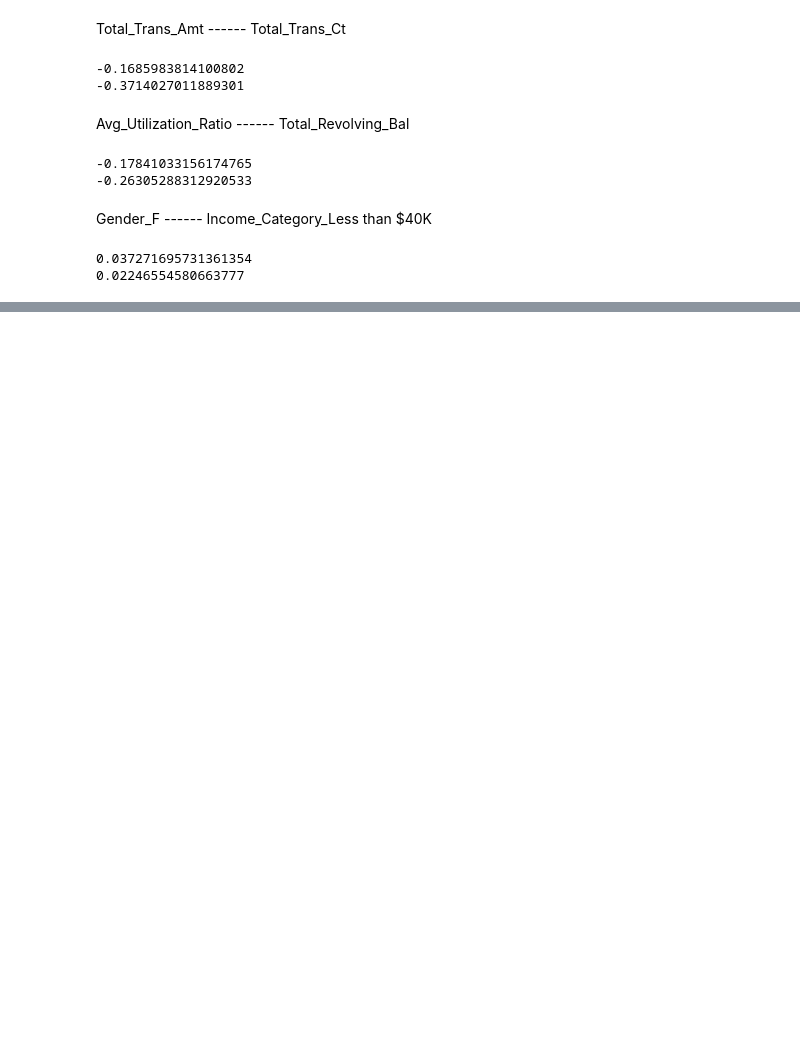
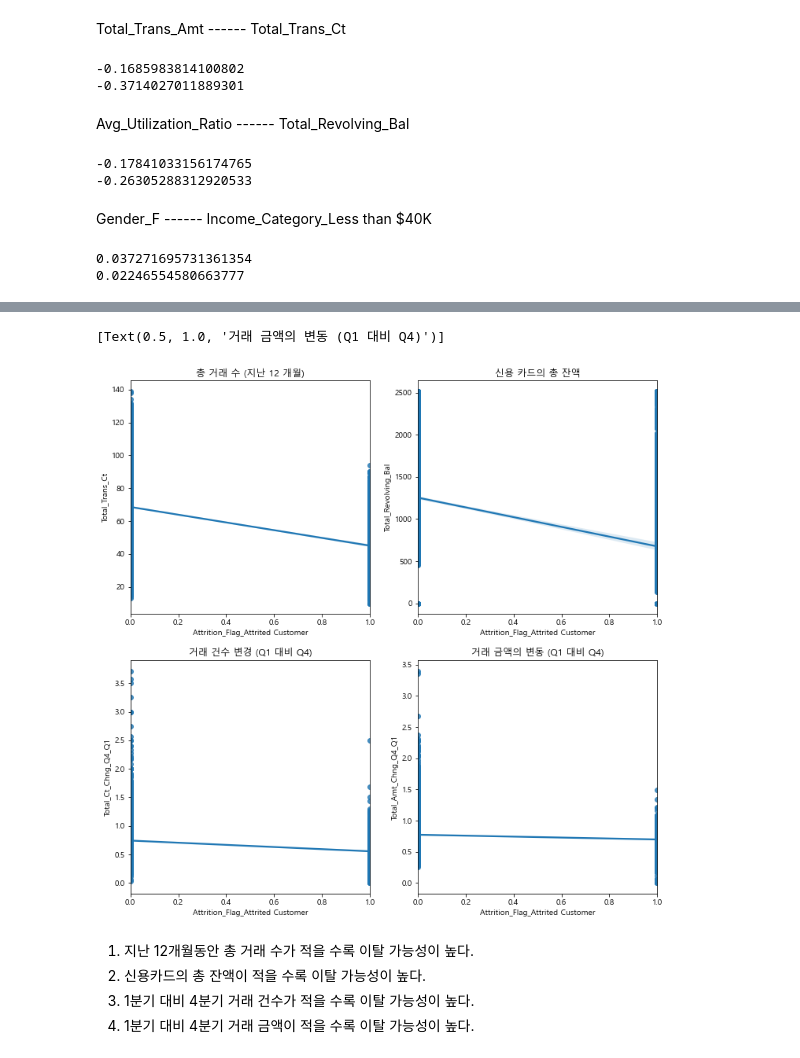
Before and after one commit to Jeong-Bin/DA-PROJECT, a Jupyter notebook: PROJECT_6 신용카드 고객 분석 및 이탈고객 예측.ipynb, the cells around one changed output, grey strips where cells are left out. Saved outputs shown, nothing was run; the diff lists cells and outputs as text; code cells hidden in the pictures; blank space fills up the shorter version.

```diff
--- a/PROJECT_6 신용카드 고객 분석 및 이탈고객 예측.ipynb
+++ b/PROJECT_6 신용카드 고객 분석 및 이탈고객 예측.ipynb
@@ -305,9 +305,6 @@ Index(['CLIENTNUM', 'Customer_Age', 'Dependent_count', 'Months_on_book',
        'Card_Category_Blue', 'Card_Category_Gold', 'Card_Category_Platinum',
        'Card_Category_Silver'],
       dtype='object')
-# %%
-# CLIENTNUM 컬럼은 사용하지 않으니 제거한다.
-train = train.drop(labels = ['CLIENTNUM'], axis = 1)
 # %%
 # target 변수인 Attrition_Flag_Attrited Customer와
 # 직접적인 target변수는 아니지만 관련이 있는 Attrition_Flag_Existing Customer를 제거하고
@@ -474,0 +482,5 @@ input_var =['Customer_Age', 'Dependent_count', 'Total_Relationship_Count',
+# %%
+# 기존 train 데이터를 랜덤포레스트에서만 사용할 rf_train, rf_test로 분리
+# 고유 컬럼인 CLIENTNUM를 이용해 약 8:2 비율로.(총 데이터는 10127개)
+rf_train = train.sample(8000, replace = False, random_state = 2021)
+rf_test = train.loc[ ~train['CLIENTNUM'].isin(rf_train['CLIENTNUM'])]
@@ -474,0 +554,22 @@ input_var =['Customer_Age', 'Dependent_count', 'Total_Relationship_Count',
+# %%
+figure, ((ax1,ax2), (ax3,ax4)) = plt.subplots(nrows=2, ncols=2)
+figure.set_size_inches(12,12)
+
+sns.regplot(data = rf_train, x = 'Attrition_Flag_Attrited Customer', y = 'Total_Trans_Ct', ax=ax1)
+sns.regplot(data = rf_train, x = 'Attrition_Flag_Attrited Customer', y = 'Total_Revolving_Bal', ax=ax2)
+sns.regplot(data = rf_train, x = 'Attrition_Flag_Attrited Customer', y = 'Total_Ct_Chng_Q4_Q1', ax=ax3)
+sns.regplot(data = rf_train, x = 'Attrition_Flag_Attrited Customer', y = 'Total_Amt_Chng_Q4_Q1', ax=ax4)
+
+
+ax1.set(title='총 거래 수 (지난 12 개월)')
+ax2.set(title='신용 카드의 총 잔액')
+ax3.set(title='거래 건수 변경 (Q1 대비 Q4)')
+ax4.set(title='거래 금액의 변동 (Q1 대비 Q4)')
+# %% [output]
+[Text(0.5, 1.0, '거래 금액의 변동 (Q1 대비 Q4)')]
+[figure, added]
+# %% [markdown]
+1. 지난 12개월동안 총 거래 수가 적을 수록 이탈 가능성이 높다.
+2. 신용카드의 총 잔액이 적을 수록 이탈 가능성이 높다.
+3. 1분기 대비 4분기 거래 건수가 적을 수록 이탈 가능성이 높다.
+4. 1분기 대비 4분기 거래 금액이 적을 수록 이탈 가능성이 높다.
```
Also changed, not shown: parts of 17 cells of this notebook.
